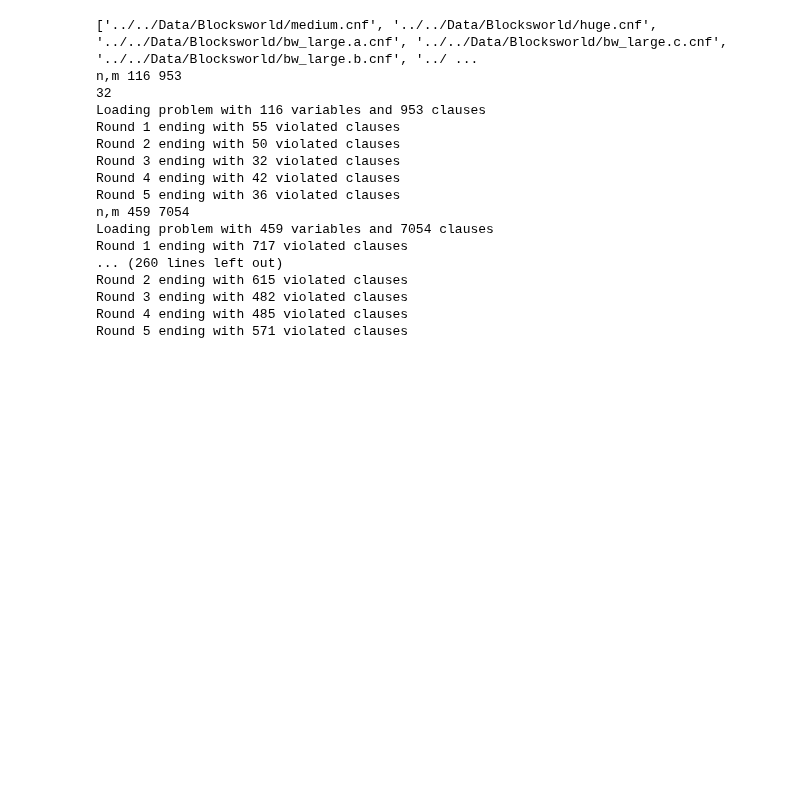
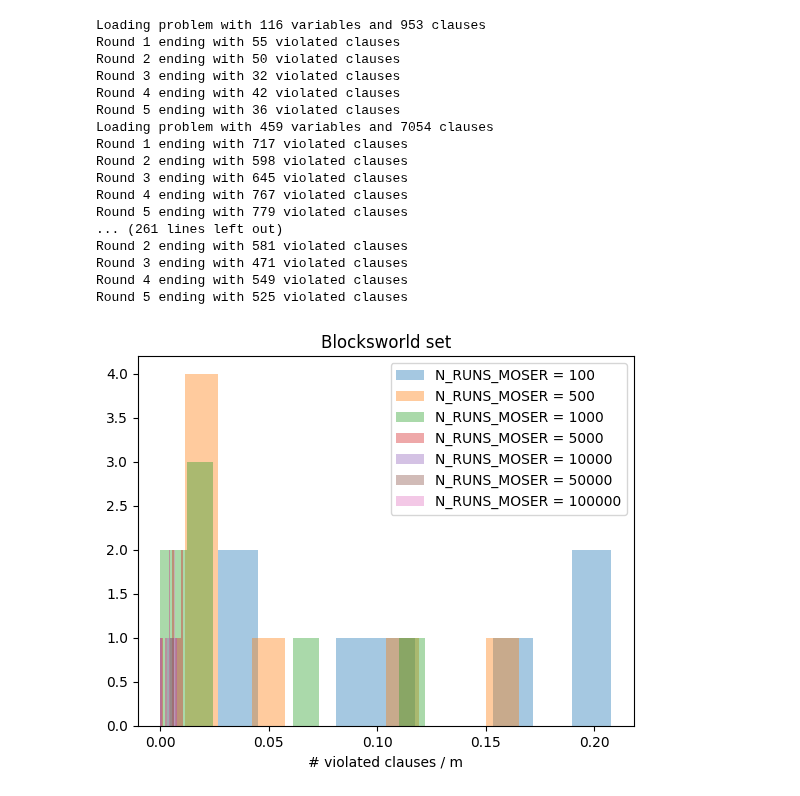
Before and after one commit to porscheofficial/sls_sat_solving_with_deep_learning, a Jupyter notebook: python/src/test_uniform_moser_on_dataset.ipynb, the cells around one changed output. Cells and saved outputs as stored; diff of their text form; code cells hidden in the pictures; blank space fills up the shorter version.

```diff
--- a/python/src/test_uniform_moser_on_dataset.ipynb
+++ b/python/src/test_uniform_moser_on_dataset.ipynb
@@ -37,7 +37,7 @@ def evaluate_moser_rust_for_dataset(
         return (av_energies)
 # %%
 data_path = "../../Data/Blocksworld"
-N_STEPS_MOSER_list = [100, 500, 1000, 5000, 10000]
+N_STEPS_MOSER_list = [100, 500, 1000, 5000, 10000, 50000, 100000]
 N_RUNS_MOSER = 5
 av_energies_list = []
 for N_STEPS_MOSER in N_STEPS_MOSER_list:
@@ -45,21 +45,32 @@ for N_STEPS_MOSER in N_STEPS_MOSER_list:
         data_path, N_STEPS_MOSER, N_RUNS_MOSER, SEED = 0,
     )
     av_energies_list.append(av_energies)
+    np.save("../../Data/MOSER_Blocksworld.npy", np.array([N_STEPS_MOSER_list, av_energies_list], dtype=object))
 # %% [output]
-['../../Data/Blocksworld/medium.cnf', '../../Data/Blocksworld/huge.cnf', '../../Data/Blocksworld/bw_large.a.cnf', '../../Data/Blocksworld/bw_large.c.cnf', '../../Data/Blocksworld/bw_large.b.cnf', '../ ...
-n,m 116 953
-32
 Loading problem with 116 variables and 953 clauses
 Round 1 ending with 55 violated clauses
 Round 2 ending with 50 violated clauses
 Round 3 ending with 32 violated clauses
 Round 4 ending with 42 violated clauses
 Round 5 ending with 36 violated clauses
-n,m 459 7054
 Loading problem with 459 variables and 7054 clauses
 Round 1 ending with 717 violated clauses
-... (260 lines left out)
-Round 2 ending with 615 violated clauses
-Round 3 ending with 482 violated clauses
-Round 4 ending with 485 violated clauses
-Round 5 ending with 571 violated clauses
+Round 2 ending with 598 violated clauses
+Round 3 ending with 645 violated clauses
+Round 4 ending with 767 violated clauses
+Round 5 ending with 779 violated clauses
+... (261 lines left out)
+Round 2 ending with 581 violated clauses
+Round 3 ending with 471 violated clauses
+Round 4 ending with 549 violated clauses
+Round 5 ending with 525 violated clauses
+# %%
+for i, av_energies in enumerate(av_energies_list):
+    plt.hist(av_energies, alpha = 0.4, label = "N_RUNS_MOSER = " + str(N_STEPS_MOSER_list[i]))
+plt.legend()
+plt.xlabel("frequency")
+plt.xlabel("# violated clauses / m")
+plt.title("Blocksworld set")
+plt.show()
+# %% [output]
+[figure, added]
```
Also changed, not shown: parts of 8 cells of this notebook, 1 other file.
